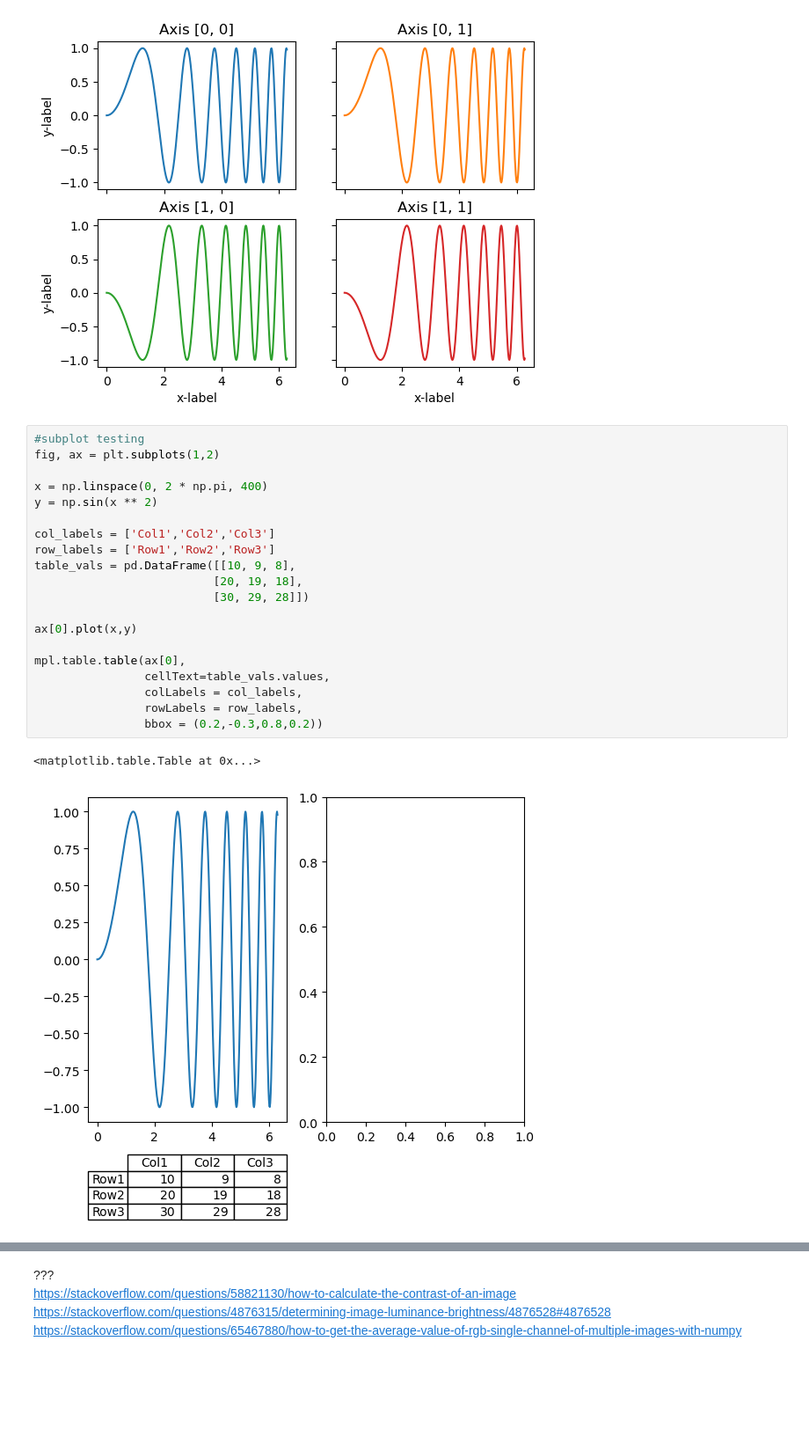
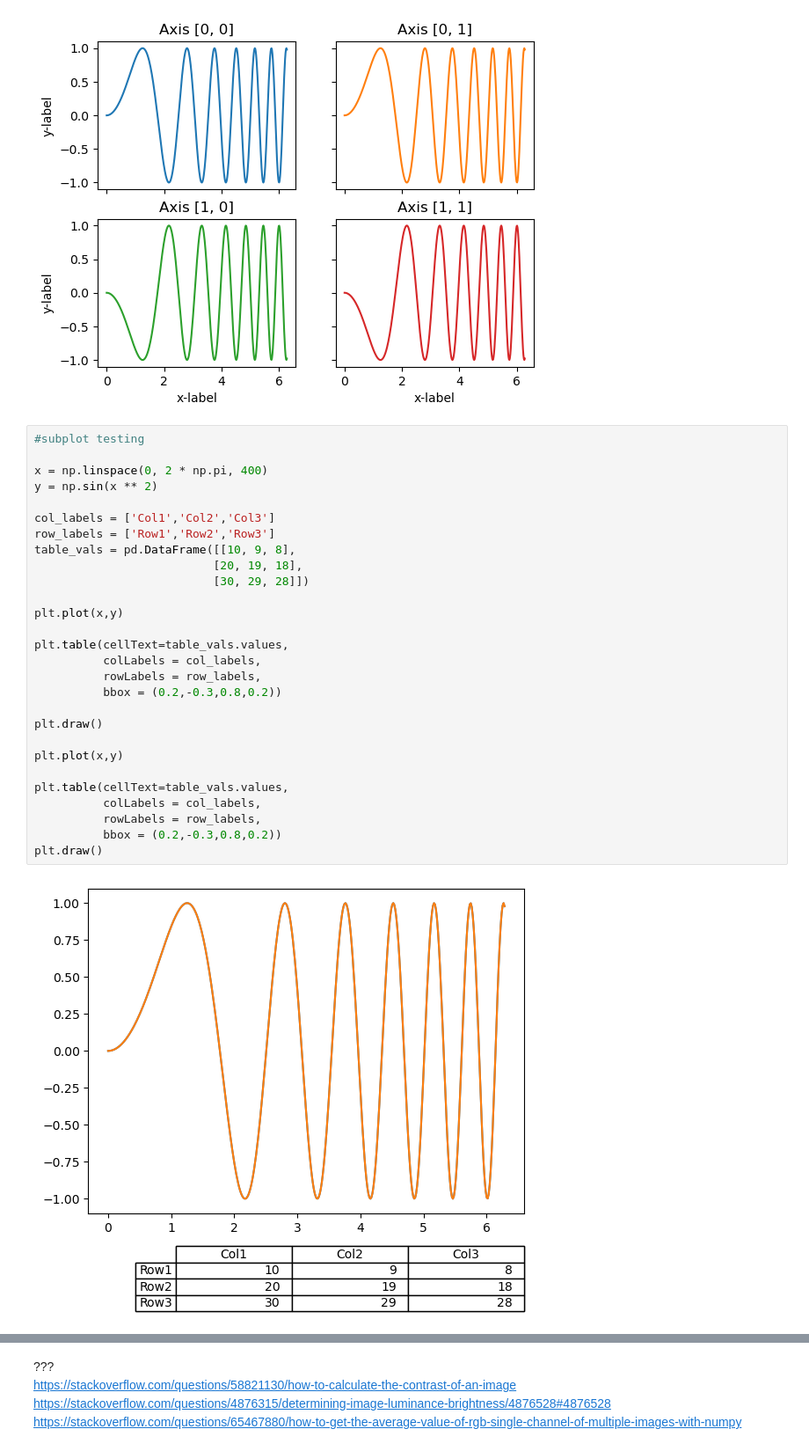
Before and after one commit to jfan14mc/Sand-Image-Anaylsis, a Jupyter notebook: imageTesting.ipynb, the cells around one changed output, grey strips where cells are left out. Shown at 88% size. Drawn from its saved outputs; the diff is of its cells as text; blank space fills up the shorter version.

```diff
--- a/imageTesting.ipynb
+++ b/imageTesting.ipynb
@@ -338,27 +642,34 @@ for ax in axs.flat:
 [figure]
 # %%
 #subplot testing
-fig, ax = plt.subplots(1,2)
 
 x = np.linspace(0, 2 * np.pi, 400)
 y = np.sin(x ** 2)
 
 col_labels = ['Col1','Col2','Col3']
 row_labels = ['Row1','Row2','Row3']
 table_vals = pd.DataFrame([[10, 9, 8],
                           [20, 19, 18],
                           [30, 29, 28]])
 
-ax[0].plot(x,y)
+plt.plot(x,y)
 
-mpl.table.table(ax[0],
-                cellText=table_vals.values,
-                colLabels = col_labels,
-                rowLabels = row_labels,
-                bbox = (0.2,-0.3,0.8,0.2))
+plt.table(cellText=table_vals.values,
+          colLabels = col_labels,
+          rowLabels = row_labels,
+          bbox = (0.2,-0.3,0.8,0.2))
+
+plt.draw()
+
+plt.plot(x,y)
+
+plt.table(cellText=table_vals.values,
+          colLabels = col_labels,
+          rowLabels = row_labels,
+          bbox = (0.2,-0.3,0.8,0.2))
+plt.draw()
 # %% [output]
-<matplotlib.table.Table at 0x...>
-[figure, old version]
+[figure, new version]
 # %%
 #Manual Material Histogram by Wavelength
 def hist1(image, name):
```
Also changed, not shown: parts of 28 cells of this notebook.
